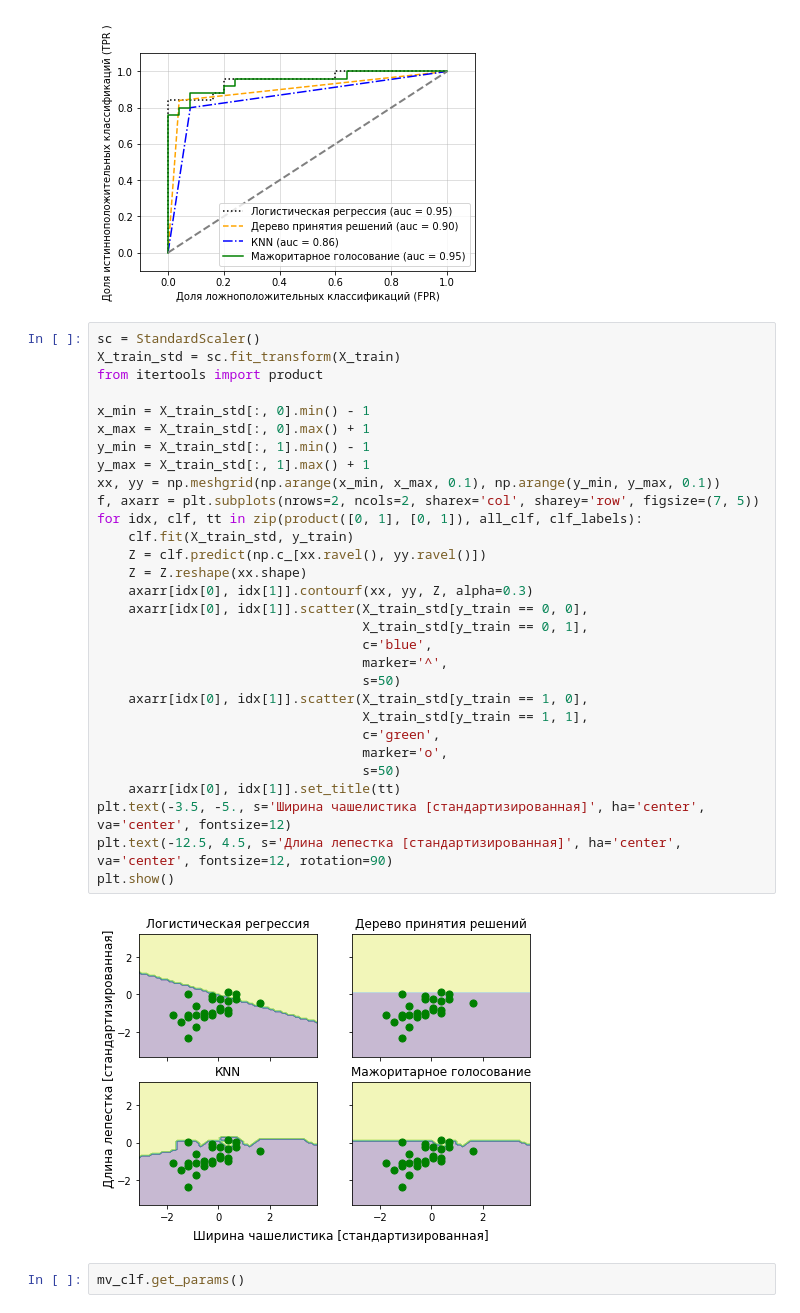
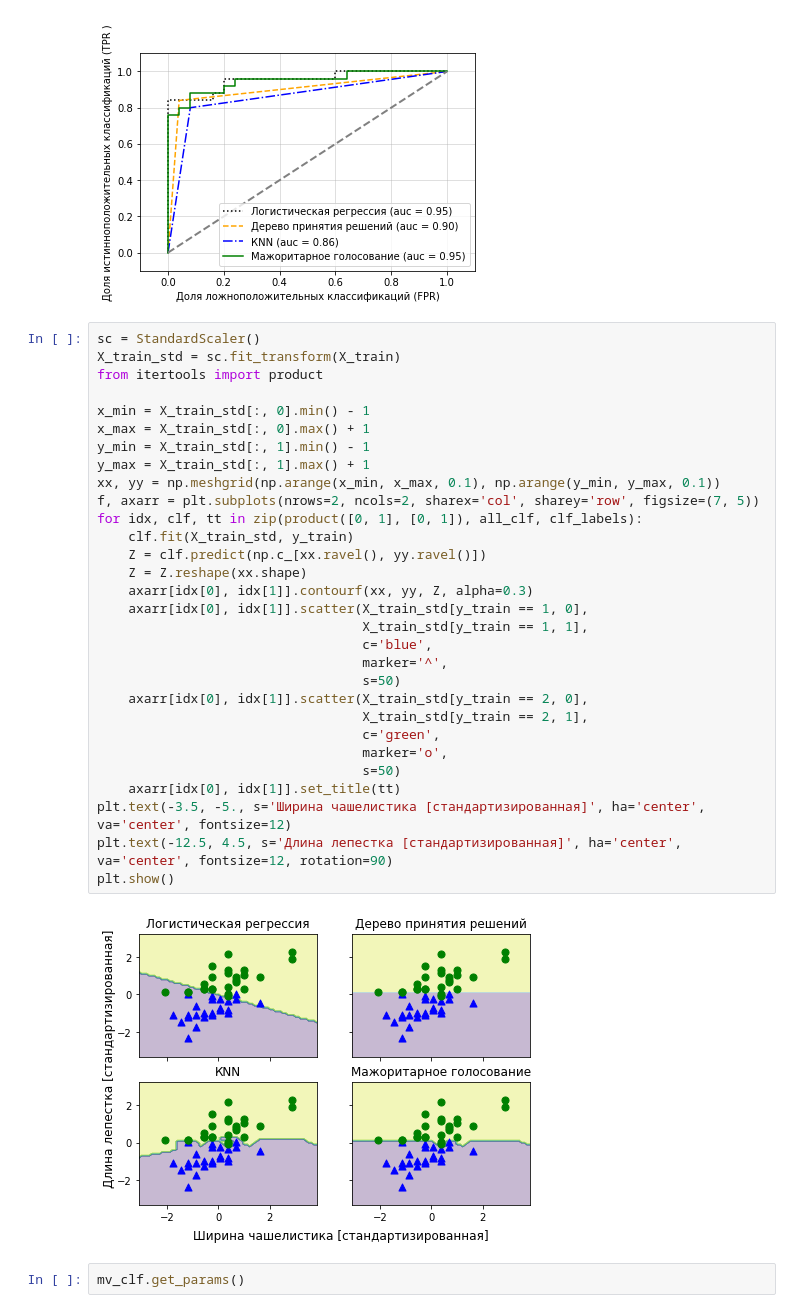
Before and after one commit to maxcool73/pml, a Jupyter notebook: ensemble/ensemble.ipynb, the cells around one changed output. Cells and saved outputs as stored; diff of their text form.

```diff
--- a/ensemble/ensemble.ipynb
+++ b/ensemble/ensemble.ipynb
@@ -224,35 +224,35 @@ plt.show()
 # %%
 sc = StandardScaler()
 X_train_std = sc.fit_transform(X_train)
 from itertools import product
 
 x_min = X_train_std[:, 0].min() - 1
 x_max = X_train_std[:, 0].max() + 1
 y_min = X_train_std[:, 1].min() - 1
 y_max = X_train_std[:, 1].max() + 1
 xx, yy = np.meshgrid(np.arange(x_min, x_max, 0.1), np.arange(y_min, y_max, 0.1))
 f, axarr = plt.subplots(nrows=2, ncols=2, sharex='col', sharey='row', figsize=(7, 5))
 for idx, clf, tt in zip(product([0, 1], [0, 1]), all_clf, clf_labels):
     clf.fit(X_train_std, y_train)
     Z = clf.predict(np.c_[xx.ravel(), yy.ravel()])
     Z = Z.reshape(xx.shape)
     axarr[idx[0], idx[1]].contourf(xx, yy, Z, alpha=0.3)
-    axarr[idx[0], idx[1]].scatter(X_train_std[y_train == 0, 0],
-                                  X_train_std[y_train == 0, 1],
+    axarr[idx[0], idx[1]].scatter(X_train_std[y_train == 1, 0],
+                                  X_train_std[y_train == 1, 1],
                                   c='blue',
                                   marker='^',
                                   s=50)
-    axarr[idx[0], idx[1]].scatter(X_train_std[y_train == 1, 0],
-                                  X_train_std[y_train == 1, 1],
+    axarr[idx[0], idx[1]].scatter(X_train_std[y_train == 2, 0],
+                                  X_train_std[y_train == 2, 1],
                                   c='green',
                                   marker='o',
                                   s=50)
     axarr[idx[0], idx[1]].set_title(tt)
 plt.text(-3.5, -5., s='Ширина чашелистика [стандартизированная]', ha='center', va='center', fontsize=12)
 plt.text(-12.5, 4.5, s='Длина лепестка [стандартизированная]', ha='center', va='center', fontsize=12, rotation=90)
 plt.show()
 # %% [output]
-[figure, old version]
+[figure, new version]
 # %%
 mv_clf.get_params()
 # %% [output]
```
Also changed, not shown: parts of 5 cells of this notebook.
